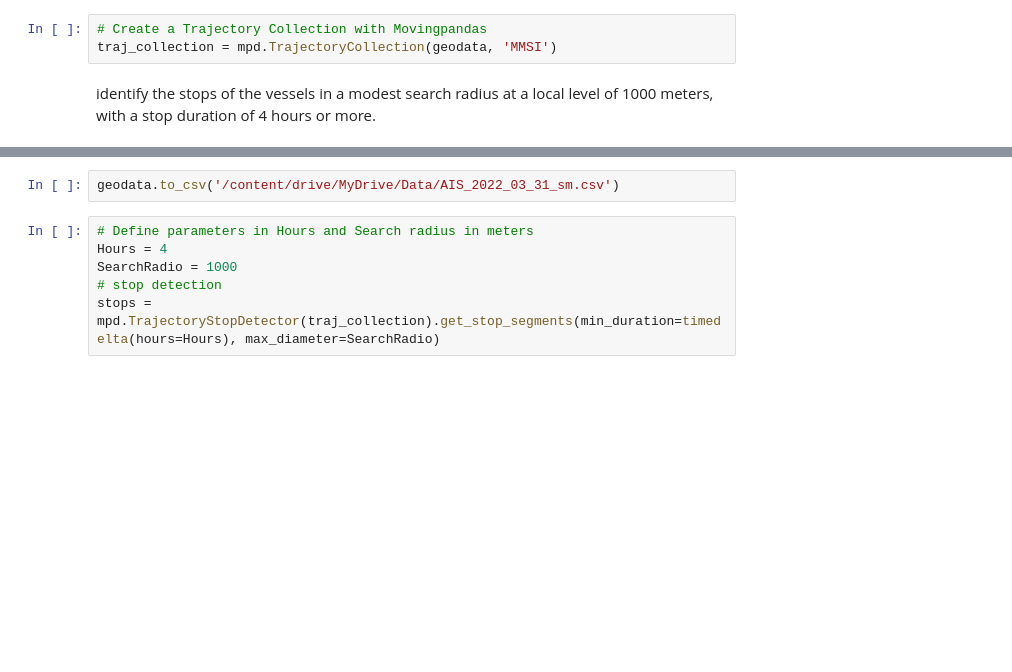
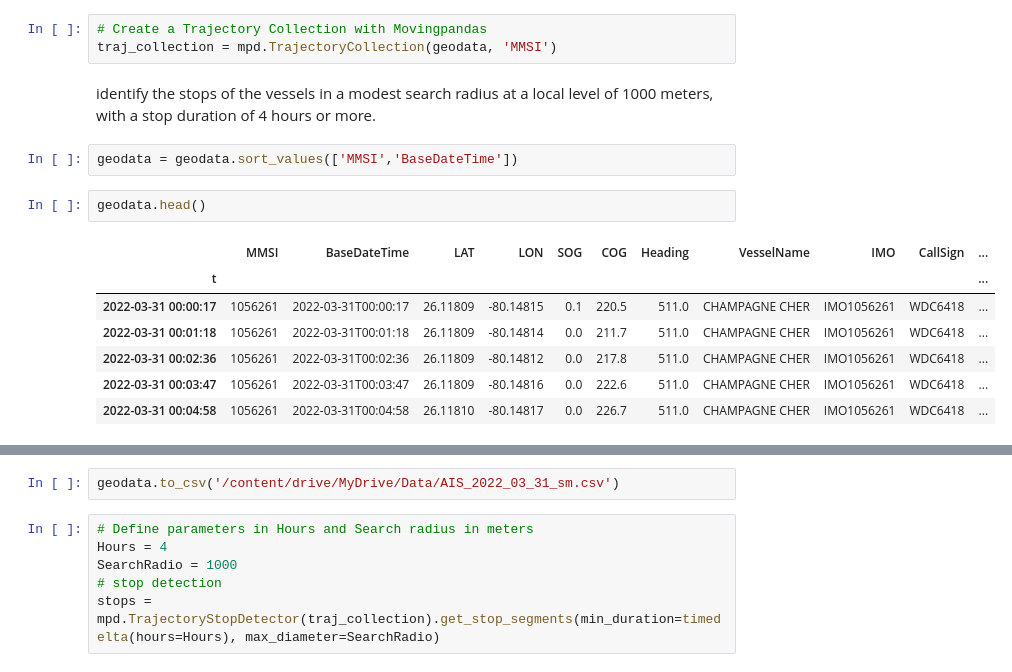
Before and after one commit to ramrajv/Gen, a Jupyter notebook: Trajectory_Analysis.ipynb, the cells around one changed output, grey strips where cells are left out. Drawn from its saved outputs; the diff is of its cells as text; blank space fills up the shorter version.

```diff
--- a/Trajectory_Analysis.ipynb
+++ b/Trajectory_Analysis.ipynb
@@ -143,3 +143,15 @@ geodata = geodata[geodata.groupby('MMSI')['MMSI'].transform('size')>1000]
 traj_collection = mpd.TrajectoryCollection(geodata, 'MMSI')
 # %% [markdown]
 identify the stops of the vessels in a modest search radius at a local level of 1000 meters, with a stop duration of 4 hours or more.
+# %%
+geodata = geodata.sort_values(['MMSI','BaseDateTime'])
+# %%
+geodata.head()
+# %% [output]
+|  | MMSI | BaseDateTime | LAT | LON | SOG | COG | Heading | VesselName | IMO | CallSign | ... |
+| t |  |  |  |  |  |  |  |  |  |  | ... |
+| 2022-03-31 00:00:17 | 1056261 | 2022-03-31T00:00:17 | 26.11809 | -80.14815 | 0.1 | 220.5 | 511.0 | CHAMPAGNE CHER | IMO1056261 | WDC6418 | ... |
+| 2022-03-31 00:01:18 | 1056261 | 2022-03-31T00:01:18 | 26.11809 | -80.14814 | 0.0 | 211.7 | 511.0 | CHAMPAGNE CHER | IMO1056261 | WDC6418 | ... |
+| 2022-03-31 00:02:36 | 1056261 | 2022-03-31T00:02:36 | 26.11809 | -80.14812 | 0.0 | 217.8 | 511.0 | CHAMPAGNE CHER | IMO1056261 | WDC6418 | ... |
+| 2022-03-31 00:03:47 | 1056261 | 2022-03-31T00:03:47 | 26.11809 | -80.14816 | 0.0 | 222.6 | 511.0 | CHAMPAGNE CHER | IMO1056261 | WDC6418 | ... |
+| 2022-03-31 00:04:58 | 1056261 | 2022-03-31T00:04:58 | 26.11810 | -80.14817 | 0.0 | 226.7 | 511.0 | CHAMPAGNE CHER | IMO1056261 | WDC6418 | ... |
```
Also changed, not shown: parts of 4 cells of this notebook.
